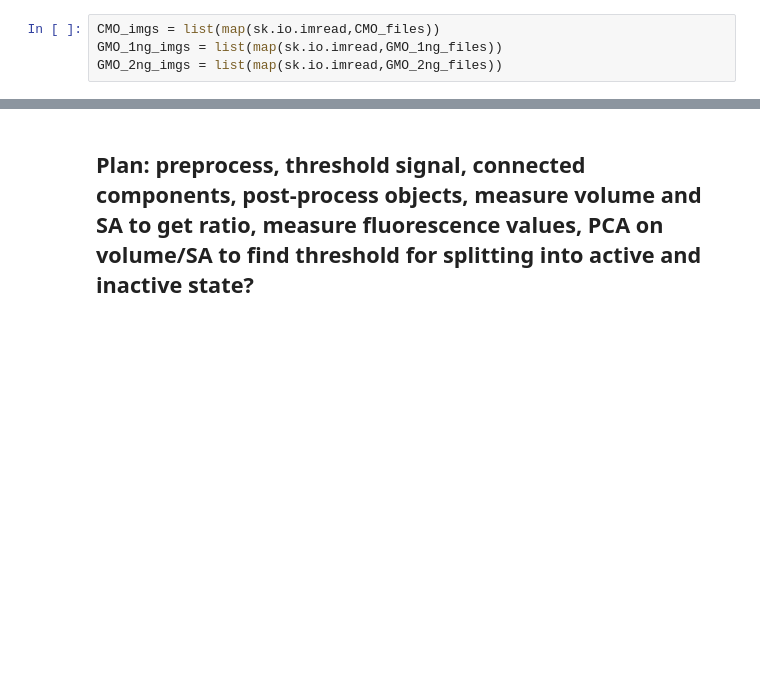
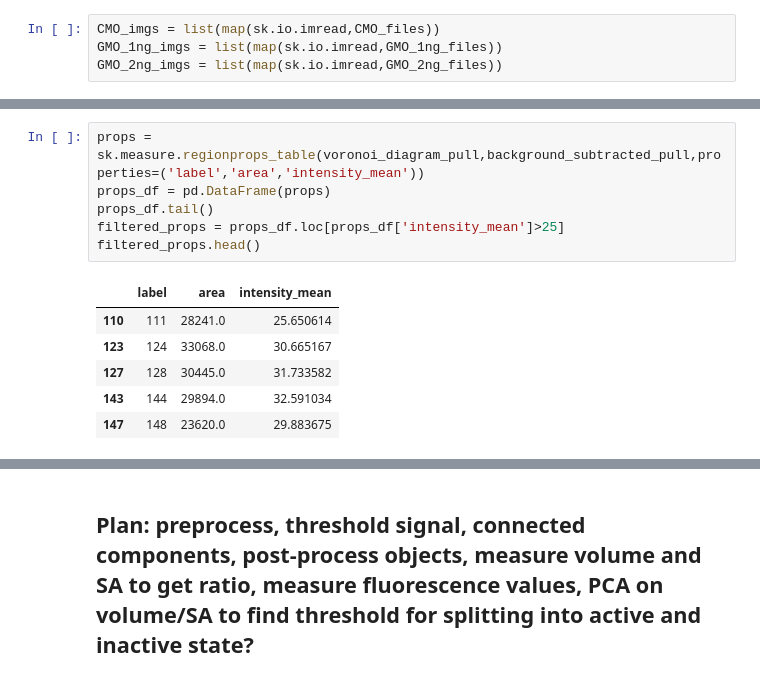
Before and after one commit to vaioic/OIC-136_Microglia, a Jupyter notebook: OIC-136_Microglia.ipynb, the cells around one changed output, grey strips where cells are left out. Saved outputs shown, nothing was run; the diff lists cells and outputs as text; blank space fills up the shorter version.

```diff
--- a/OIC-136_Microglia.ipynb
+++ b/OIC-136_Microglia.ipynb
@@ -150,0 +157,13 @@ voronoi_diagram_pull, detected_spots_pull, selected_spots_pull, df, background_s
+# %%
+props = sk.measure.regionprops_table(voronoi_diagram_pull,background_subtracted_pull,properties=('label','area','intensity_mean'))
+props_df = pd.DataFrame(props)
+props_df.tail()
+filtered_props = props_df.loc[props_df['intensity_mean']>25]
+filtered_props.head()
+# %% [output]
+|  | label | area | intensity_mean |
+| 110 | 111 | 28241.0 | 25.650614 |
+| 123 | 124 | 33068.0 | 30.665167 |
+| 127 | 128 | 30445.0 | 31.733582 |
+| 143 | 144 | 29894.0 | 32.591034 |
+| 147 | 148 | 23620.0 | 29.883675 |
```
Also changed, not shown: parts of 8 cells of this notebook.
